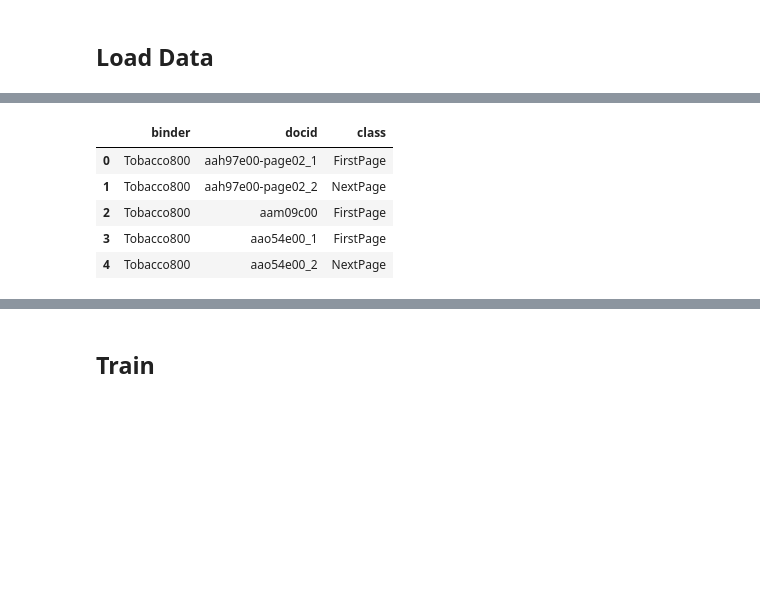
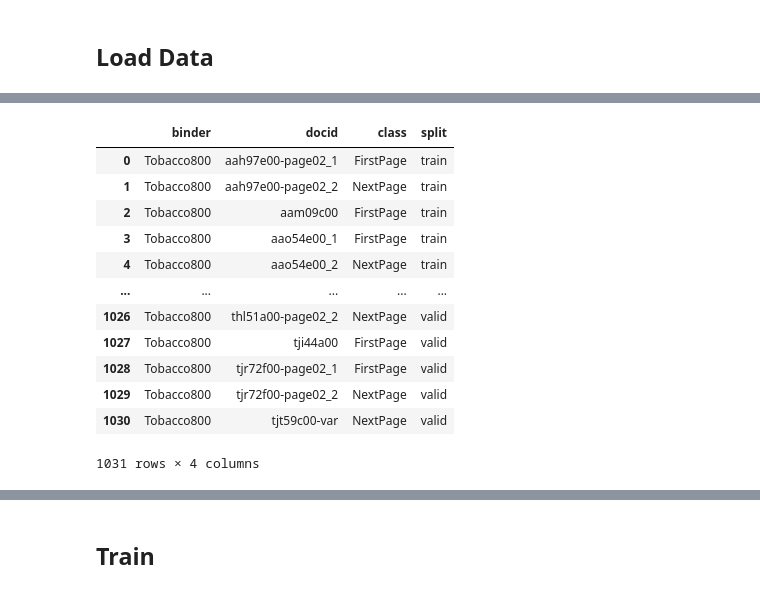
Before and after one commit to peluz/victor-visual-text, a Jupyter notebook: tobacco800/Image_CNN.ipynb, the cells around one changed output, grey strips where cells are left out. Cells and saved outputs as stored; diff of their text form; code cells hidden in the pictures; blank space fills up the shorter version.

```diff
--- a/tobacco800/Image_CNN.ipynb
+++ b/tobacco800/Image_CNN.ipynb
@@ -49,3 +49,5 @@ path = Path("/mnt/nas/databases/Tobacco800/unziped/page_imgs/raw")
 images = get_image_files(path)
 # %%
 df = pd.read_csv('/mnt/nas/databases/Tobacco800/unziped/train.csv', delimiter=';',  usecols=['binder','docid','class'])
+# %%
+df['split'] = 'train';print(df.shape); df.head()
@@ -52,9 +62,18 @@ df = pd.read_csv('/mnt/nas/databases/Tobacco800/unziped/train.csv', delimiter=';
+# %%
+df['split'][-200:] = 'valid'; df.iloc[-202:-198];
 # %%
-df.head()
+df
 # %% [output]
-|  | binder | docid | class |
-| 0 | Tobacco800 | aah97e00-page02_1 | FirstPage |
-| 1 | Tobacco800 | aah97e00-page02_2 | NextPage |
-| 2 | Tobacco800 | aam09c00 | FirstPage |
-| 3 | Tobacco800 | aao54e00_1 | FirstPage |
-| 4 | Tobacco800 | aao54e00_2 | NextPage |
+|  | binder | docid | class | split |
+| 0 | Tobacco800 | aah97e00-page02_1 | FirstPage | train |
+| 1 | Tobacco800 | aah97e00-page02_2 | NextPage | train |
+| 2 | Tobacco800 | aam09c00 | FirstPage | train |
+| 3 | Tobacco800 | aao54e00_1 | FirstPage | train |
+| 4 | Tobacco800 | aao54e00_2 | NextPage | train |
+| ... | ... | ... | ... | ... |
+| 1026 | Tobacco800 | thl51a00-page02_2 | NextPage | valid |
+| 1027 | Tobacco800 | tji44a00 | FirstPage | valid |
+| 1028 | Tobacco800 | tjr72f00-page02_1 | FirstPage | valid |
+| 1029 | Tobacco800 | tjr72f00-page02_2 | NextPage | valid |
+| 1030 | Tobacco800 | tjt59c00-var | NextPage | valid |
+1031 rows × 4 columns
```
Also changed, not shown: parts of 21 cells of this notebook.
